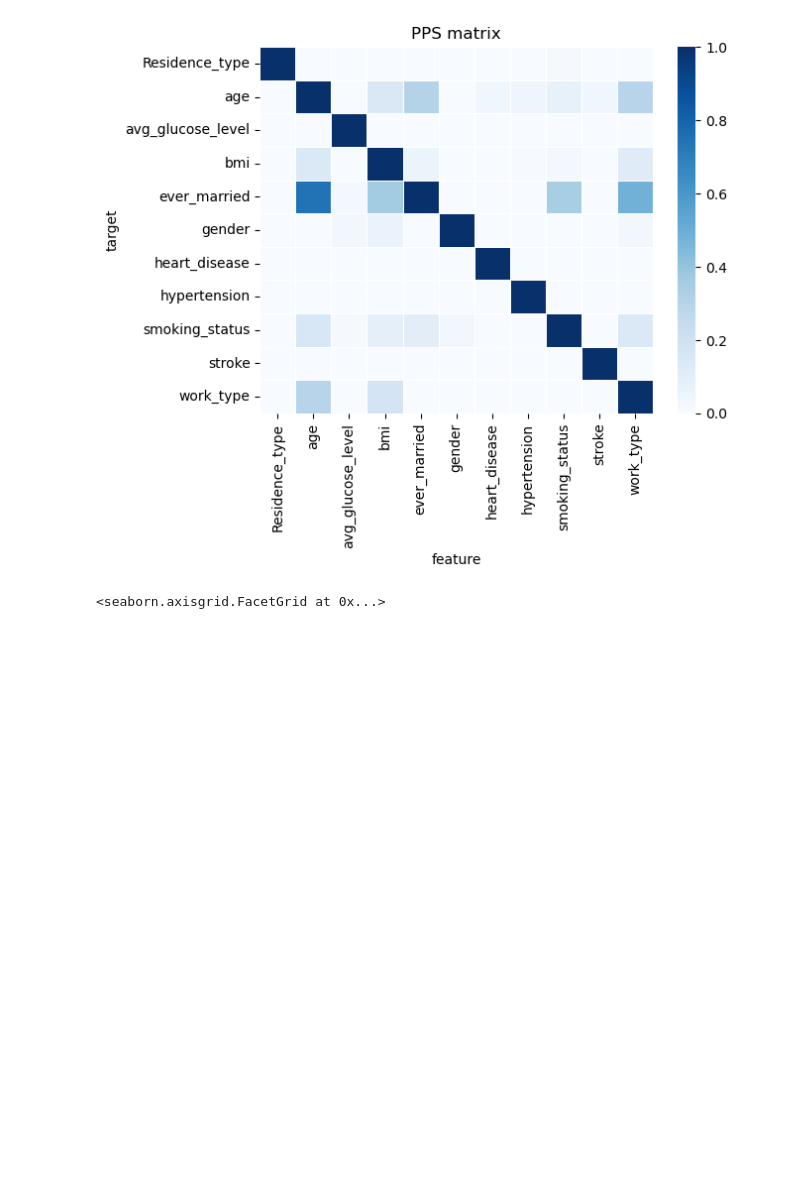
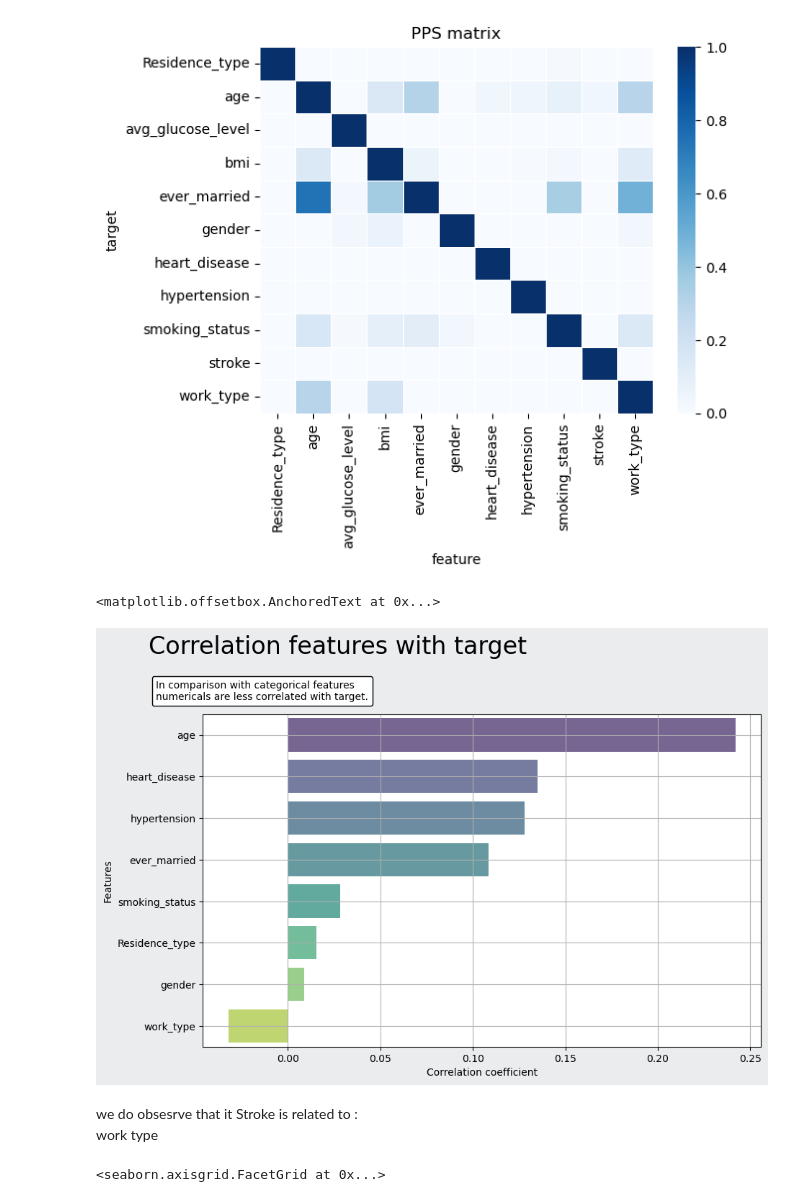
Before and after one commit to waleedtarazi/stroke, a Jupyter notebook: strok.ipynb, the cells around one changed output. Saved outputs shown, nothing was run; the diff lists cells and outputs as text; code cells hidden in the pictures; blank space fills up the shorter version.

```diff
--- a/strok.ipynb
+++ b/strok.ipynb
@@ -203,6 +202,56 @@ ax.set_ylabel("target")
 # %% [output]
 Text(50.58159722222221, 0.5, 'target')
 [figure]
+# %%
+from sklearn.calibration import LabelEncoder
+
+le = LabelEncoder()
+en_df = raw_data.apply(le.fit_transform)
+# %%
+features=['gender', 'age', 'hypertension', 'heart_disease', 'ever_married',
+       'work_type', 'Residence_type',
+       'smoking_status']
+from matplotlib.offsetbox import AnchoredText
+correlation_table = []
+for cols in features:
+    y = en_df["stroke"]
+    x = en_df[cols]
+    corr = np.corrcoef(x, y)[1][0]
+    dict ={
+        'Features': cols,
+        'Correlation coefficient' : corr,
+        'Feat_type': 'numerical'
+    }
+    correlation_table.append(dict)
+dF1 = pd.DataFrame(correlation_table)
+fig = plt.figure(figsize=(10,6), facecolor='#EAECEE')
+ax = sns.barplot(x="Correlation coefficient", y="Features",
+                     data=dF1.sort_values("Correlation coefficient", ascending=False),
+                     palette='viridis', alpha=0.75)
+ax.grid()
+#ax.set_title("Correlation of numerical features with Target", fontsize=20, y=1.05)
+
+title =  'Correlation features with target'
+sub_title = 'In comparison with categorical features \
+\nnumericals are less correlated with target.'
+
+plt.gcf().text(0.05, 1.02, title, fontsize=24)
+#plt.gcf().text(0.05, 0.9, sub_title, fontsize=14)
+
+at1 = AnchoredText(sub_title,
+                   loc='lower left', frameon=True,
+                   bbox_to_anchor=(-0.1, 1.01),
+                   bbox_transform=ax.transAxes,
+                   #prop=dict(size=8),
+                   )
+at1.patch.set_boxstyle("round,pad=0.,rounding_size=0.2")
+ax.add_artist(at1)
+# %% [output]
+<matplotlib.offsetbox.AnchoredText at 0x...>
+[figure, added]
+# %% [markdown]
+we do obsesrve that it Stroke is related to : <br>
+work type
 # %%
 plt.figure(figsize=(2,2))
 sns.catplot(x="gender", y="stroke", hue="heart_disease", kind="bar", data=raw_data)
```
Also changed, not shown: parts of 21 cells of this notebook, 30 other files.
